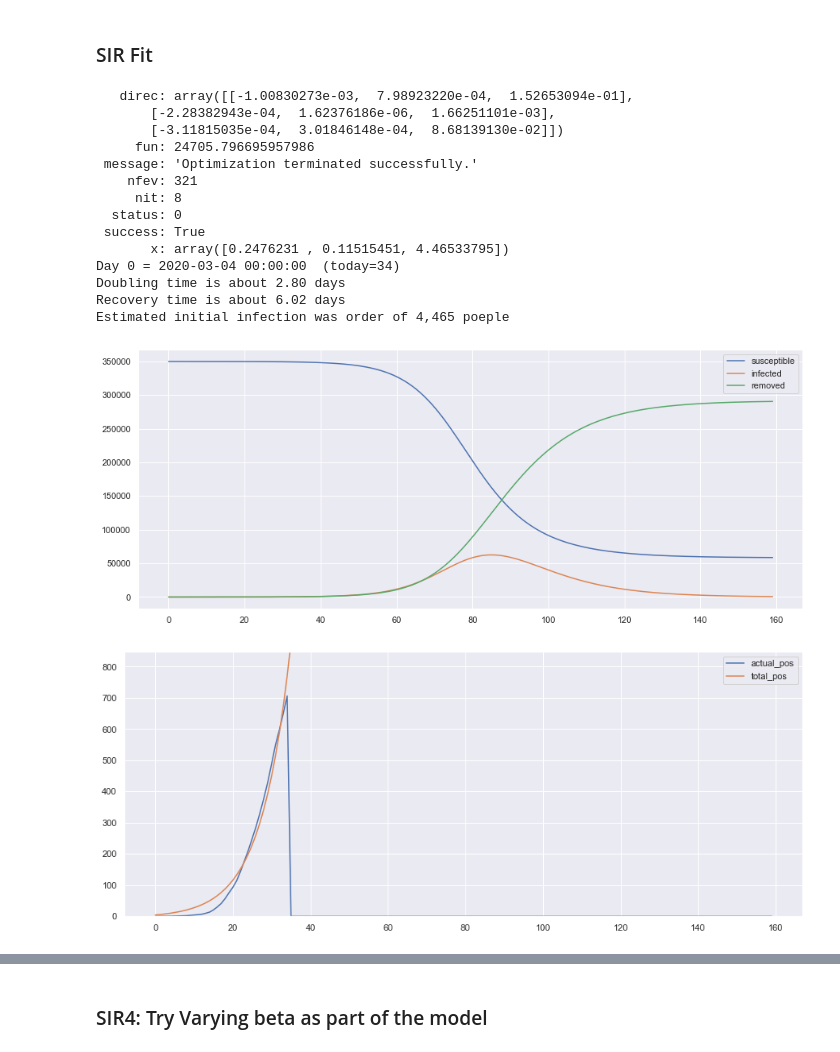
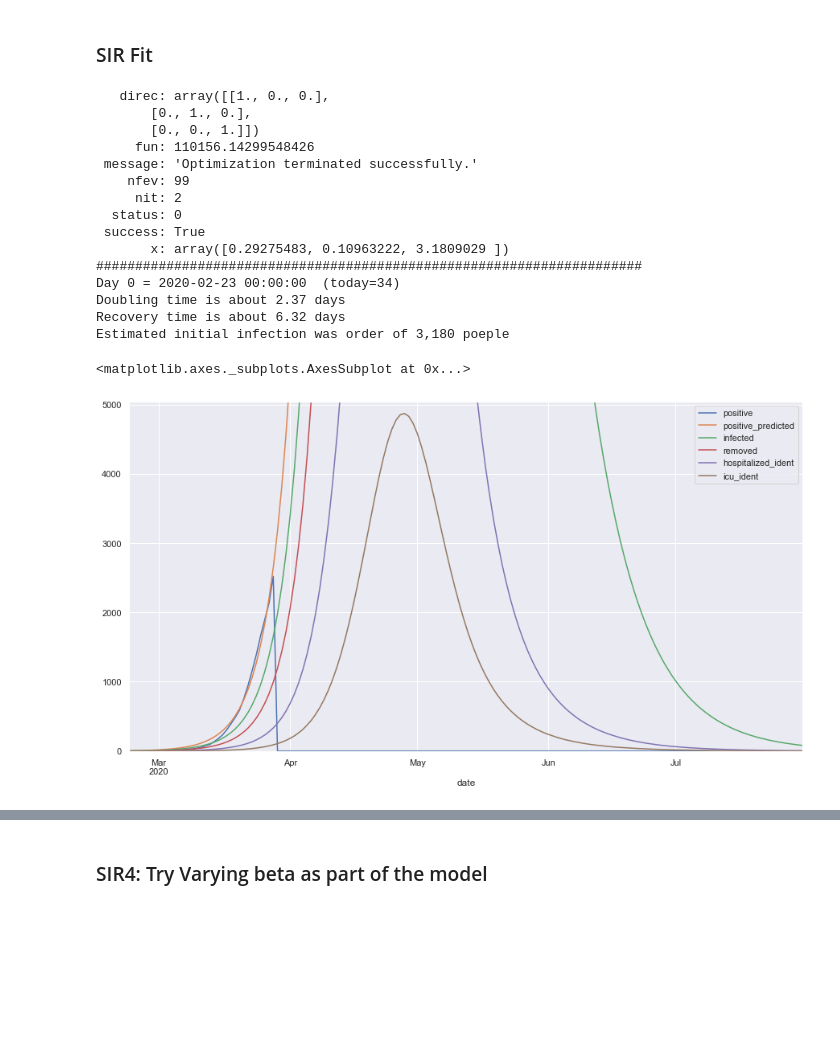
Before and after one commit to DrSkippy/2020covid19, a Jupyter notebook: SIR Fits.ipynb, the cells around one changed output, grey strips where cells are left out. Drawn from its saved outputs; the diff is of its cells as text; code cells hidden in the pictures; blank space fills up the shorter version.

Commit message:
Normalized projections

```diff
--- a/SIR Fits.ipynb
+++ b/SIR Fits.ipynb
@@ -64,28 +84,35 @@ dfq.plot(x="date", y=["positive", "positive_undercount", "positive_fromdeath"])
 # %%
 N=350000
 x0 = (0.25749545, 0.10952173, 3.17810689)  # beta, gamma, I0
-c = cc.fit_series/1000
+c = ccd.fit_series/1000
+start_date = dfq.date.values[0] - pd.Timedelta(days=ccd.shift)
 sf = SIR()
-beta, gamma, I0 = sf.SIRFitter(c, N, x0)
-print("Day 0 = {}  (today={})".format(dfq.date.values[0] - pd.Timedelta(days=cc.shift),
+(N, I0, R0, beta, gamma) = sf.SIRFitter(c, N, x0)
+print("#"*70)
+print("Day 0 = {}  (today={})".format(start_date,
                             (pd.Timestamp.now() - dfq.date.values[0]).days + cc.shift))
 print("Doubling time is about {:.2f} days".format(np.log(2)/beta))
 print("Recovery time is about {:.2f} days".format(np.log(2)/gamma))
 print("Estimated initial infection was order of {:,} poeple".format(int(1000*I0)))
+df = sf.project(c, 160, params={"SIR": (N, I0, R0, beta, gamma), "start_date": start_date})
+df.plot(x="date",
+        y=["positive", "positive_predicted", "infected", "removed", "hospitalized_ident", "icu_ident"],
+        figsize=[15, 8], ylim=[0, 2*np.max(c)])
 # %% [output]
-   direc: array([[-1.00830273e-03,  7.98923220e-04,  1.52653094e-01],
-       [-2.28382943e-04,  1.62376186e-06,  1.66251101e-03],
-       [-3.11815035e-04,  3.01846148e-04,  8.68139130e-02]])
-     fun: 24705.796695957986
+   direc: array([[1., 0., 0.],
+       [0., 1., 0.],
+       [0., 0., 1.]])
+     fun: 110156.14299548426
  message: 'Optimization terminated successfully.'
-    nfev: 321
-     nit: 8
+    nfev: 99
+     nit: 2
   status: 0
  success: True
-       x: array([0.2476231 , 0.11515451, 4.46533795])
-Day 0 = 2020-03-04 00:00:00  (today=34)
-Doubling time is about 2.80 days
-Recovery time is about 6.02 days
-Estimated initial infection was order of 4,465 poeple
+       x: array([0.29275483, 0.10963222, 3.1809029 ])
+######################################################################
+Day 0 = 2020-02-23 00:00:00  (today=34)
+Doubling time is about 2.37 days
+Recovery time is about 6.32 days
+Estimated initial infection was order of 3,180 poeple
+<matplotlib.axes._subplots.AxesSubplot at 0x...>
-[figure, old version]
+[figure, new version]
-[figure, removed]
```
Also changed, not shown: parts of 7 cells of this notebook, 1 other file.
